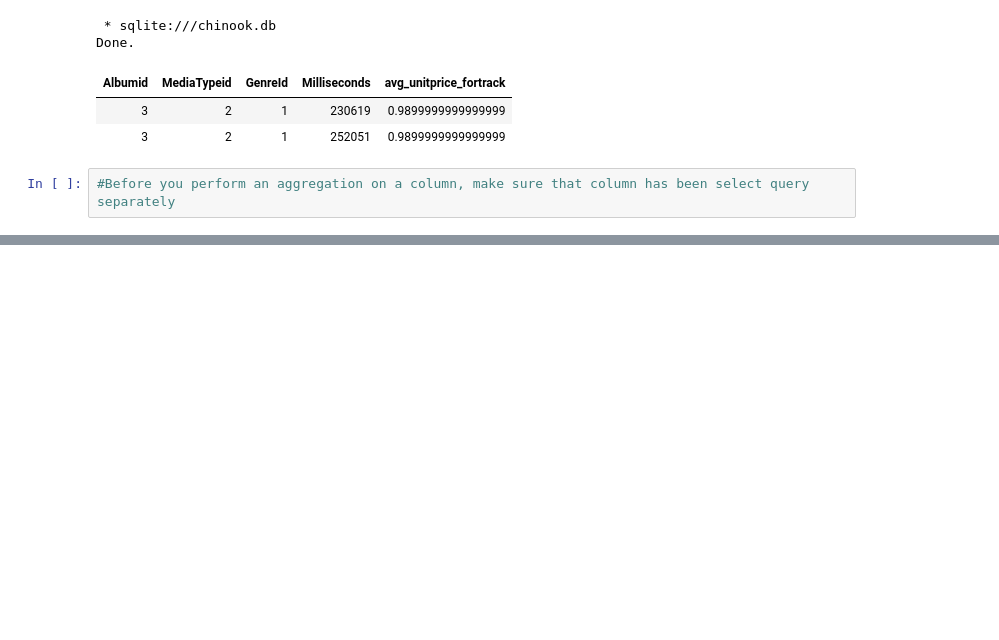
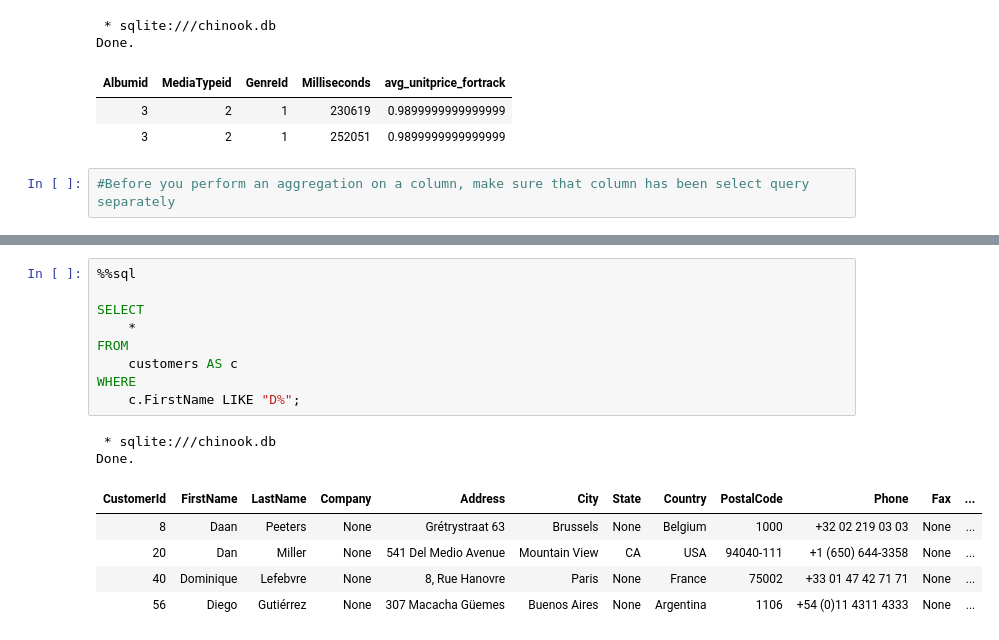
Before and after one commit to malamubcknd/SQLProject-SQLWithPython-Chinookdb, a Jupyter notebook: Interacting with SQL databases Local Connection) Magic Command - Chinookdb.ipynb, the cells around one changed output, grey strips where cells are left out. Saved outputs shown, nothing was run; the diff lists cells and outputs as text; blank space fills up the shorter version.

```diff
--- a/Interacting with SQL databases Local Connection) Magic Command - Chinookdb.ipynb
+++ b/Interacting with SQL databases Local Connection) Magic Command - Chinookdb.ipynb
@@ -518,0 +669,17 @@ Done.
+# %%
+%%sql
+
+SELECT
+    *
+FROM
+    customers AS c
+WHERE
+    c.FirstName LIKE "D%";
+# %% [output]
+ * sqlite:///chinook.db
+Done.
+| CustomerId | FirstName | LastName | Company | Address | City | State | Country | PostalCode | Phone | Fax | ... |
+| 8 | Daan | Peeters | None | Grétrystraat 63 | Brussels | None | Belgium | 1000 | +32 02 219 03 03 | None | ... |
+| 20 | Dan | Miller | None | 541 Del Medio Avenue | Mountain View | CA | USA | 94040-111 | +1 (650) 644-3358 | None | ... |
+| 40 | Dominique | Lefebvre | None | 8, Rue Hanovre | Paris | None | France | 75002 | +33 01 47 42 71 71 | None | ... |
+| 56 | Diego | Gutiérrez | None | 307 Macacha Güemes | Buenos Aires | None | Argentina | 1106 | +54 (0)11 4311 4333 | None | ... |
```
Also changed, not shown: parts of 13 cells of this notebook, 1 other file.
